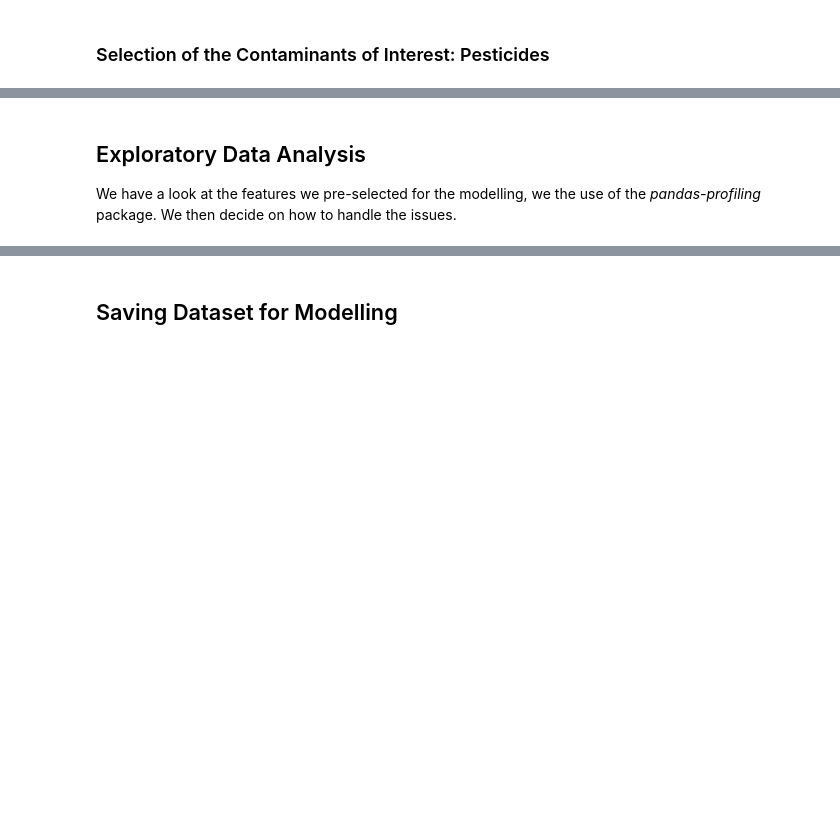
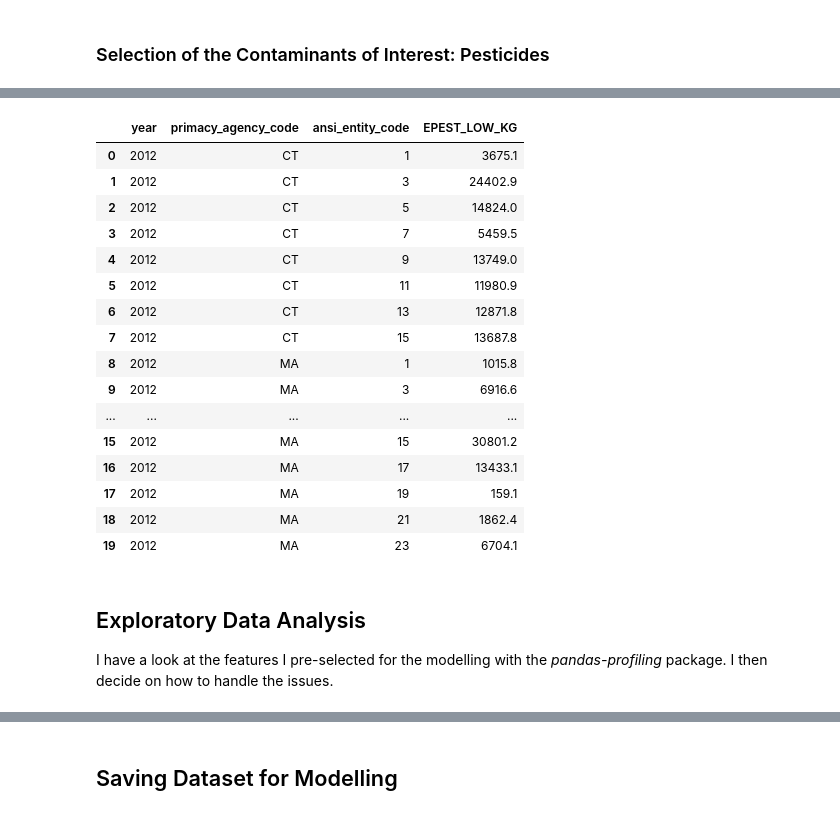
Before and after one commit to de-la-viz/pesticides_in_drinking_water, a Jupyter notebook: code/Data_Processing_and_Feature_Engineering.ipynb, the cells around one changed output, grey strips where cells are left out. Drawn from its saved outputs; the diff is of its cells as text; code cells hidden in the pictures; blank space fills up the shorter version.

```diff
--- a/code/Data_Processing_and_Feature_Engineering.ipynb
+++ b/code/Data_Processing_and_Feature_Engineering.ipynb
@@ -405,0 +444,26 @@ ws_years_viol['had_pesticide_violation_lastyear'] = ws_years_viol.groupby(['pwsi
+# %%
+pesticide_use_2012_2017 = pesticide_use_2009_17.loc[pesticide_use_2009_17.YEAR > 2011]
+# pesticide_use_2012_2017.YEAR.unique()
+pesticide_use_2012_2017.STATE_FIPS_CODE.unique()
+
+# replace the state FIPS code by abreviation of the State:
+# CT=9, MA=25, ME=23, NH=33, RI=44, VT=50.
+def replace_state_FIPS(row):
+    if row['STATE_FIPS_CODE'] == 9:
+        return 'CT'
+    elif row['STATE_FIPS_CODE'] == 25:
+        return 'MA'
+    elif row['STATE_FIPS_CODE'] == 23:
+        return 'ME'
+    elif row['STATE_FIPS_CODE'] == 33:
+        return 'NH'
+    elif row['STATE_FIPS_CODE'] == 44:
+        return 'RI'
+    elif row['STATE_FIPS_CODE'] == 50:
+        return 'VT'
+    else:
+        return 'Not in New England'
+
+pesticide_use_2012_2017.loc['primacy_agency_code'] = pesticide_use_2012_2017.apply(replace_state_FIPS, axis=1)
+
+pesticide_use_2012_2017.head()
@@ -405,0 +481,35 @@ ws_years_viol['had_pesticide_violation_lastyear'] = ws_years_viol.groupby(['pwsi
+# %%
+# keep only new england:
+pesticide_use_2012_2017_NE =  pesticide_use_2012_2017[pesticide_use_2012_2017.primacy_agency_code != 'Not in New England']
+# just to get the right column name before merging:
+pesticide_use_2012_2017_NE.loc[:,'ansi_entity_code'] = pesticide_use_2012_2017_NE['COUNTY_FIPS_CODE']
+pesticide_use_2012_2017_NE.loc[:,'year'] = pesticide_use_2012_2017_NE['YEAR']
+# keep only necessary columns:
+pesticide_use_2012_2017_NE.drop(['Unnamed: 0', 'COUNTY_FIPS_CODE', 'EPEST_HIGH_KG', 'STATE_FIPS_CODE', 'YEAR'],
+                                axis=1, inplace=True)
+# NOTE: I KEEP ONLY THE LOWER ESTIMATE OF PESTICIDE USE (in kg)
+# NOTE: I SUM ACCROSS ALL COMPOUNDS TO GET A SUM OF PESTICIDES USE IN KG,
+# NO MATTER THE "CONCENTRATION" of the pesticides are.
+# sum pesticide use by year and county:
+pesticide_by_county = pesticide_use_2012_2017_NE.groupby(['year', 'primacy_agency_code', 'ansi_entity_code'],
+                                   as_index=False)['EPEST_LOW_KG'].sum()
+
+pesticide_by_county.head(20)
+# %% [output]
+|  | year | primacy_agency_code | ansi_entity_code | EPEST_LOW_KG |
+| 0 | 2012 | CT | 1 | 3675.1 |
+| 1 | 2012 | CT | 3 | 24402.9 |
+| 2 | 2012 | CT | 5 | 14824.0 |
+| 3 | 2012 | CT | 7 | 5459.5 |
+| 4 | 2012 | CT | 9 | 13749.0 |
+| 5 | 2012 | CT | 11 | 11980.9 |
+| 6 | 2012 | CT | 13 | 12871.8 |
+| 7 | 2012 | CT | 15 | 13687.8 |
+| 8 | 2012 | MA | 1 | 1015.8 |
+| 9 | 2012 | MA | 3 | 6916.6 |
+| ... | ... | ... | ... | ... |
+| 15 | 2012 | MA | 15 | 30801.2 |
+| 16 | 2012 | MA | 17 | 13433.1 |
+| 17 | 2012 | MA | 19 | 159.1 |
+| 18 | 2012 | MA | 21 | 1862.4 |
+| 19 | 2012 | MA | 23 | 6704.1 |
@@ -406,7 +520,7 @@ ws_years_viol['had_pesticide_violation_lastyear'] = ws_years_viol.groupby(['pwsi
 # %% [markdown]
 ## Exploratory Data Analysis
 
-We have a look at the features we pre-selected for the modelling, we the use of the _pandas-profiling_ package. We then decide on how to handle the issues.
+I have a look at the features I pre-selected for the modelling with the _pandas-profiling_ package. I then decide on how to handle the issues.
 # %%
 # data.profile_report() # use this line to generate profile in this notebook.
 profile = ws_years_viol.profile_report(title='Initial Exploration of Dataset')
```
Also changed, not shown: parts of 24 cells of this notebook.
